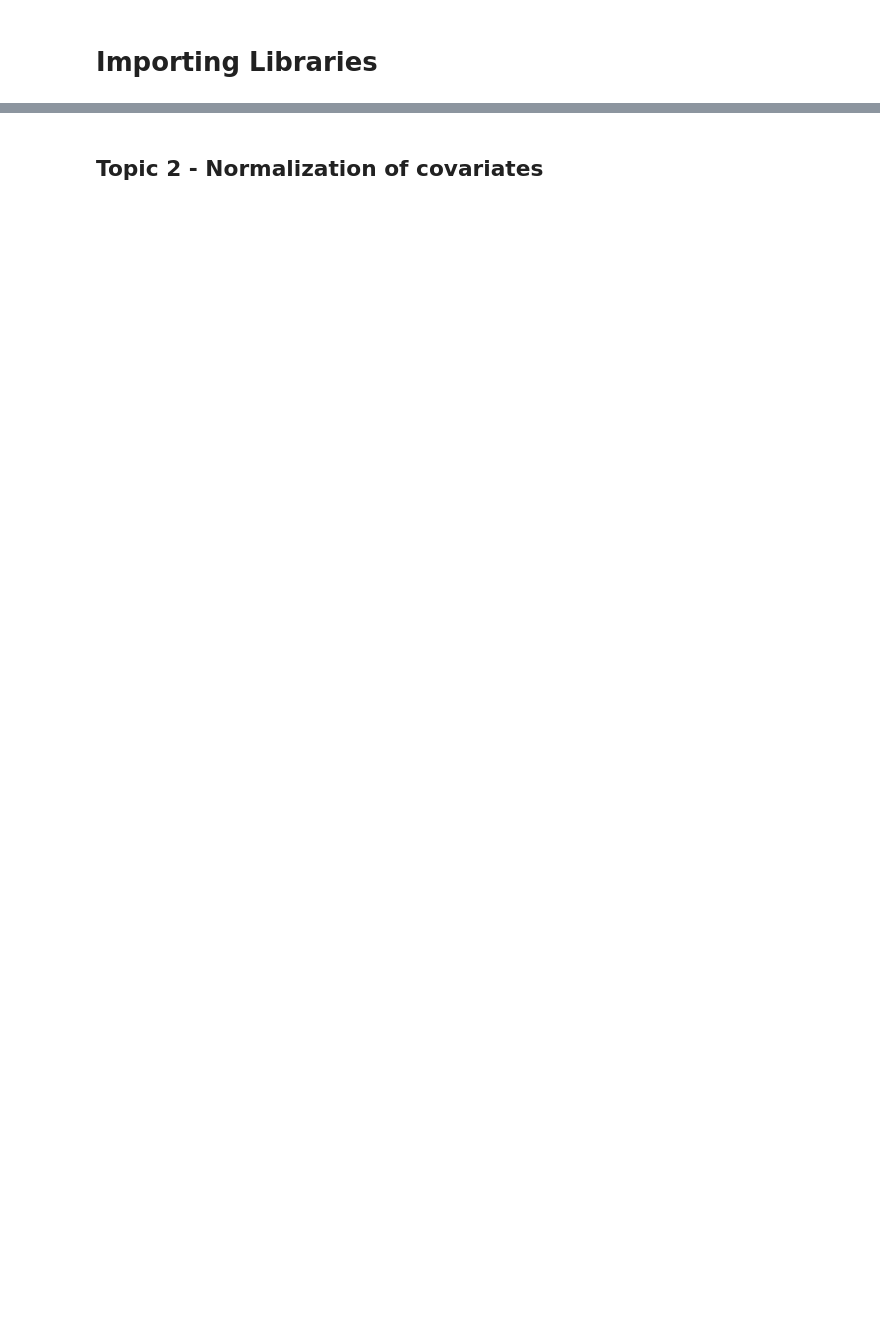
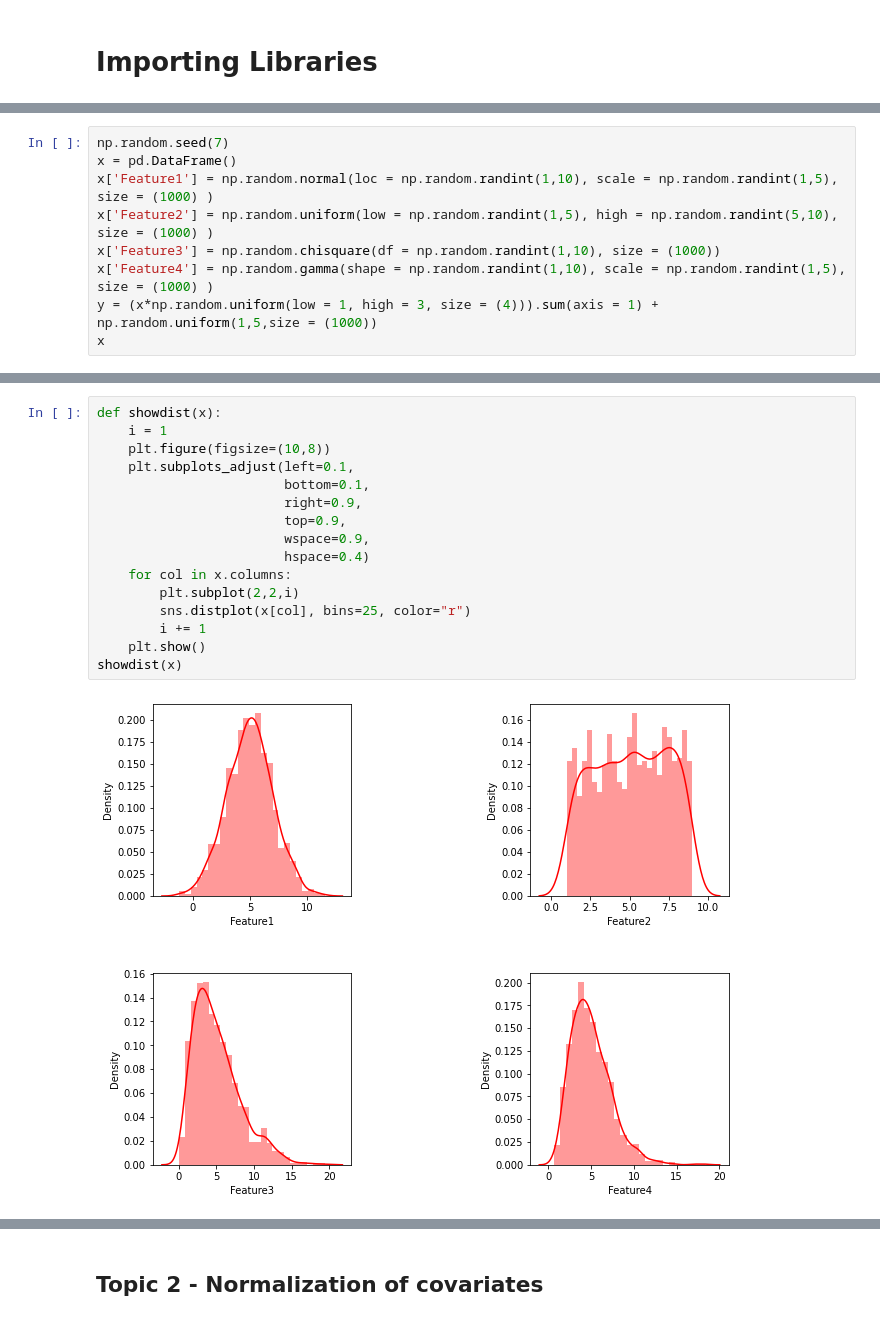
Before and after one commit to RachanaBhankur/IN3063-INM702-Mathematics-and-Programming-for-AI, a Jupyter notebook: Task 2 - Linear Regression - Normalisation- Copy.ipynb, the cells around one changed output, grey strips where cells are left out. Drawn from its saved outputs; the diff is of its cells as text; blank space fills up the shorter version.

```diff
--- a/Task 2 - Linear Regression - Normalisation- Copy.ipynb
+++ b/Task 2 - Linear Regression - Normalisation- Copy.ipynb
@@ -16,0 +18,9 @@ from sklearn.preprocessing import MinMaxScaler,StandardScaler, quantile_transfor
+# %%
+np.random.seed(7)
+x = pd.DataFrame()
+x['Feature1'] = np.random.normal(loc = np.random.randint(1,10), scale = np.random.randint(1,5), size = (1000) )
+x['Feature2'] = np.random.uniform(low = np.random.randint(1,5), high = np.random.randint(5,10), size = (1000) )
+x['Feature3'] = np.random.chisquare(df = np.random.randint(1,10), size = (1000))
+x['Feature4'] = np.random.gamma(shape = np.random.randint(1,10), scale = np.random.randint(1,5), size = (1000) )
+y = (x*np.random.uniform(low = 1, high = 3, size = (4))).sum(axis = 1) + np.random.uniform(1,5,size = (1000))
+x
@@ -16,0 +56,18 @@ from sklearn.preprocessing import MinMaxScaler,StandardScaler, quantile_transfor
+# %%
+def showdist(x):
+    i = 1
+    plt.figure(figsize=(10,8))
+    plt.subplots_adjust(left=0.1,
+                        bottom=0.1,
+                        right=0.9,
+                        top=0.9,
+                        wspace=0.9,
+                        hspace=0.4)
+    for col in x.columns:
+        plt.subplot(2,2,i)
+        sns.distplot(x[col], bins=25, color="r")
+        i += 1
+    plt.show()
+showdist(x)
+# %% [output]
+[figure, added]
```
Also changed, not shown: parts of 41 cells of this notebook.
